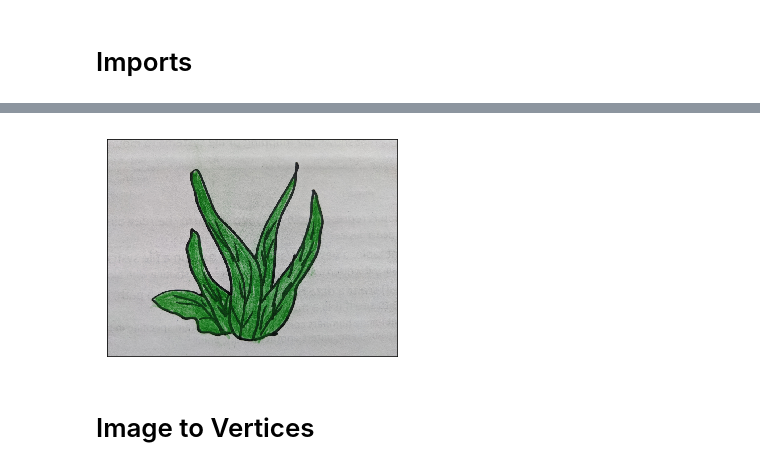
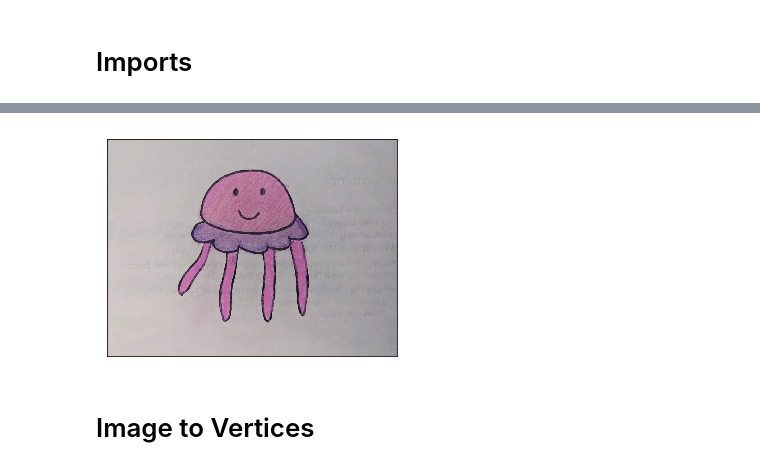
Before and after one commit to jayleenli/AR-Sandbox-Aquarium, a Jupyter notebook: convert_img_to_triangle_mesh.ipynb, the cells around one changed output, grey strips where cells are left out. Saved outputs shown, nothing was run; the diff lists cells and outputs as text; code cells hidden in the pictures.

Commit message:
move photos around and update threshold on python

```diff
--- a/convert_img_to_triangle_mesh.ipynb
+++ b/convert_img_to_triangle_mesh.ipynb
@@ -49,25 +49,25 @@ from PIL import Image, ImageFilter
 import open3d as o3d
 import copy
 # %%
-orig_img = cv2.imread('photos/seaweed.jpg')
+orig_img = cv2.imread('photos/jellyfish_even_darker.jpg')
 h_orig,w_orig,chn = orig_img.shape
 #Do a resize so the largest dimension is not greater than 800
 
 scale = 1
 if (h_orig > 800 or w_orig > 800):
     scale = 800/max(h_orig, w_orig) #should be less than 1
 
 newsize = ((int)(w_orig*scale),(int)(h_orig*scale))
 scale_img = cv2.resize(orig_img, newsize, interpolation = cv2.INTER_AREA)
 
 h,w,chn = scale_img.shape
 
 #original image
 plt.imshow(scale_img[:,:,::-1]) #pyplot is BGR not RGB
 plt.xticks([]), plt.yticks([])
 plt.show()
 # %% [output]
-[figure, old version]
+[figure, new version]
 # %% [markdown]
 # Image to Vertices
 # %% [markdown]
```
Also changed, not shown: parts of 4 cells of this notebook, 39 other files.
